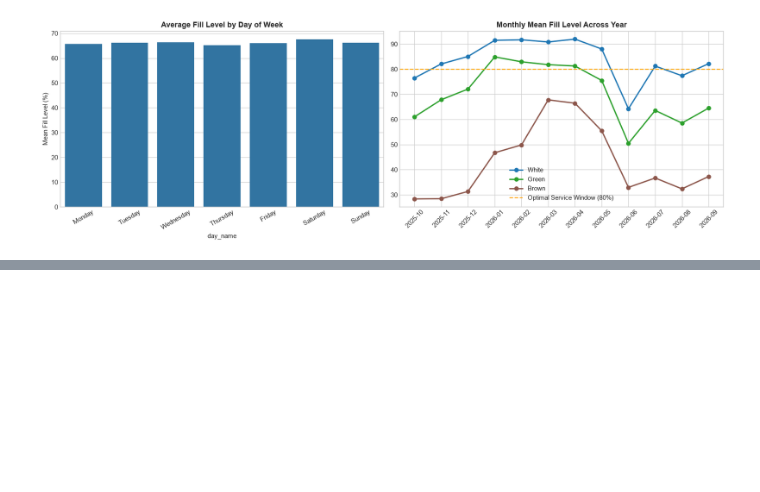
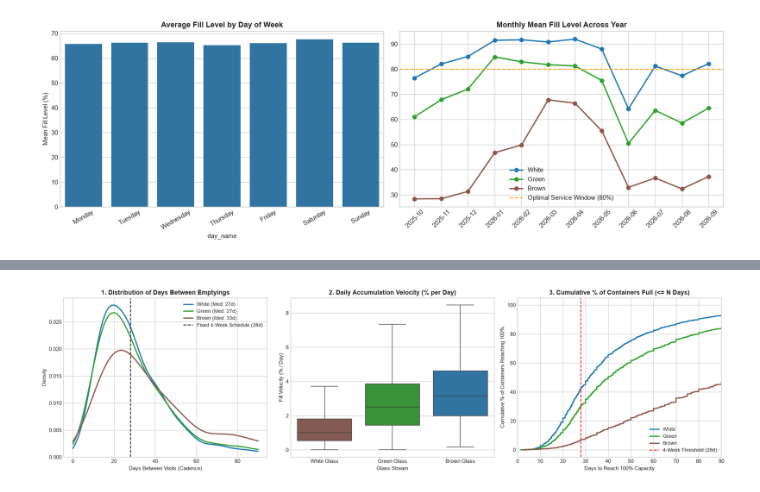
Before and after one commit to maslahre42/Clustering_Predication-, a Jupyter notebook: 01_eda_and_analysis.ipynb, the cells around one changed output, grey strips where cells are left out. Drawn from its saved outputs; the diff is of its cells as text; code cells hidden in the pictures; blank space fills up the shorter version.

```diff
--- a/01_eda_and_analysis.ipynb
+++ b/01_eda_and_analysis.ipynb
@@ -186,0 +248,41 @@ plt.show()
+# %%
+# Visualizing Operational Dynamics: 3 Core Plots
+fig, axes = plt.subplots(1, 3, figsize=(18, 5))
+
+# Plot 1: Days Between Collection Visits (Truck Cadence)
+for mat in ['white', 'green', 'brown']:
+    sub = intervals[intervals['material_type'] == mat]
+    sns.kdeplot(sub['days_since_last_visit'], ax=axes[0], label=f"{mat.capitalize()} (Med: {sub['days_since_last_visit'].median():.0f}d)",
+                color=MAT_COLORS[mat], linewidth=2.2, clip=(0, 90))
+
+axes[0].axvline(28, color='black', linestyle='--', linewidth=1.5, label='Fixed 4-Week Schedule (28d)')
+axes[0].set_title("1. Distribution of Days Between Emptyings", fontweight='bold', fontsize=12)
+axes[0].set_xlabel("Days Between Visits (Cadence)")
+axes[0].set_ylabel("Density")
+axes[0].legend(fontsize=9)
+
+# Plot 2: Daily Accumulation Velocity (%/day)
+sns.boxplot(data=intervals, x='material_type', y='daily_fill_velocity', palette=MAT_COLORS, ax=axes[1], showfliers=False)
+axes[1].set_title("2. Daily Accumulation Velocity (% per Day)", fontweight='bold', fontsize=12)
+axes[1].set_xlabel("Glass Stream")
+axes[1].set_ylabel("Fill Velocity (% / Day)")
+axes[1].set_xticklabels(['White Glass', 'Green Glass', 'Brown Glass'])
+
+# Plot 3: Cumulative Probability of Filling to 100%
+for mat in ['white', 'green', 'brown']:
+    sub_ttf = intervals[intervals['material_type'] == mat]['days_to_reach_100'].dropna()
+    sorted_ttf = np.sort(sub_ttf)
+    cdf = np.arange(1, len(sorted_ttf) + 1) / len(sorted_ttf)
+    axes[2].plot(sorted_ttf, cdf * 100, label=mat.capitalize(), color=MAT_COLORS[mat], linewidth=2.2)
+
+axes[2].axvline(28, color='red', linestyle='--', linewidth=1.5, label='4-Week Threshold (28d)')
+axes[2].set_xlim(0, 90)
+axes[2].set_title("3. Cumulative % of Containers Full (<= N Days)", fontweight='bold', fontsize=12)
+axes[2].set_xlabel("Days to Reach 100% Capacity")
+axes[2].set_ylabel("Cumulative % of Containers Reaching 100%")
+axes[2].legend(fontsize=9)
+
+plt.tight_layout()
+plt.show()
+# %% [output]
+[figure, added]
```
Also changed, not shown: parts of 22 cells of this notebook.
